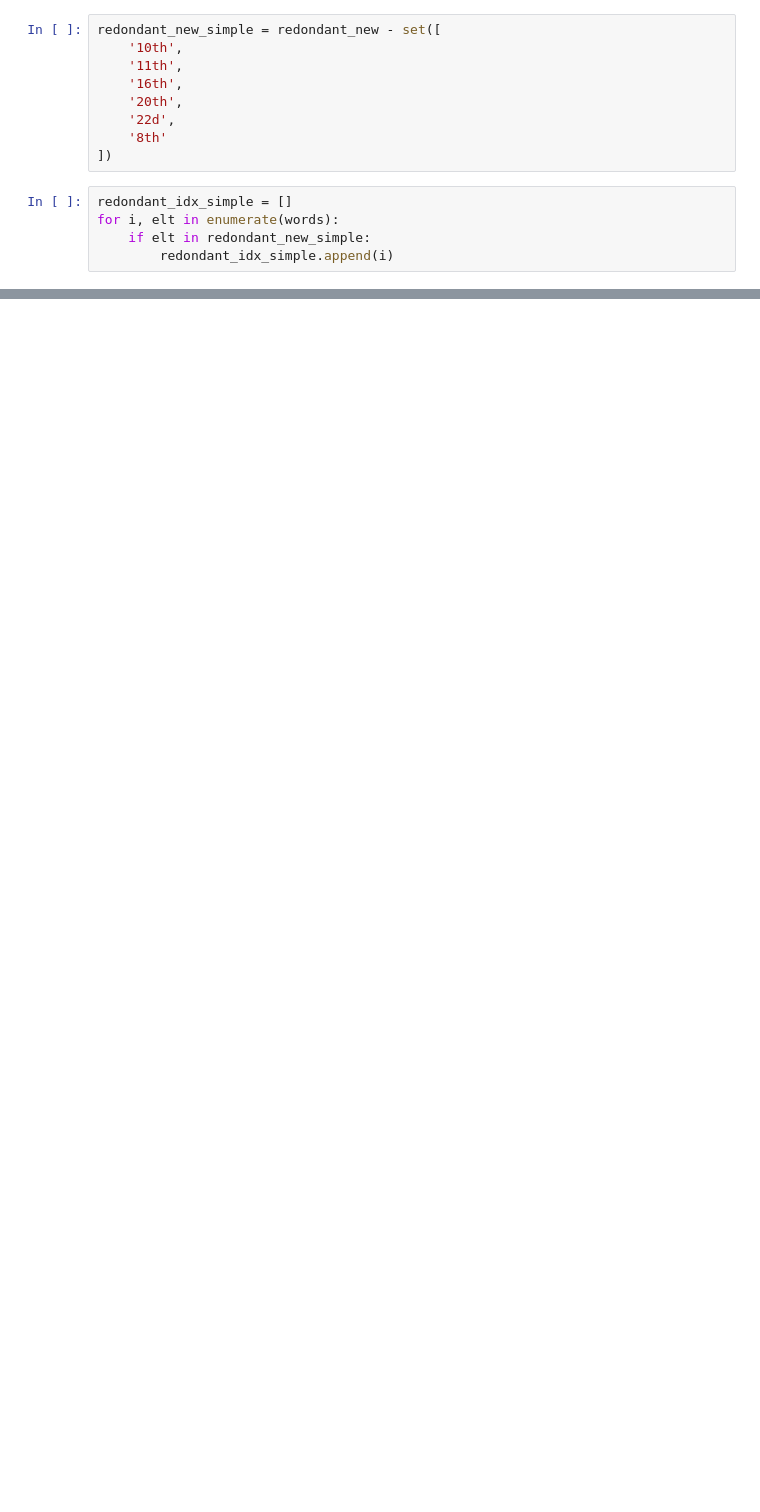
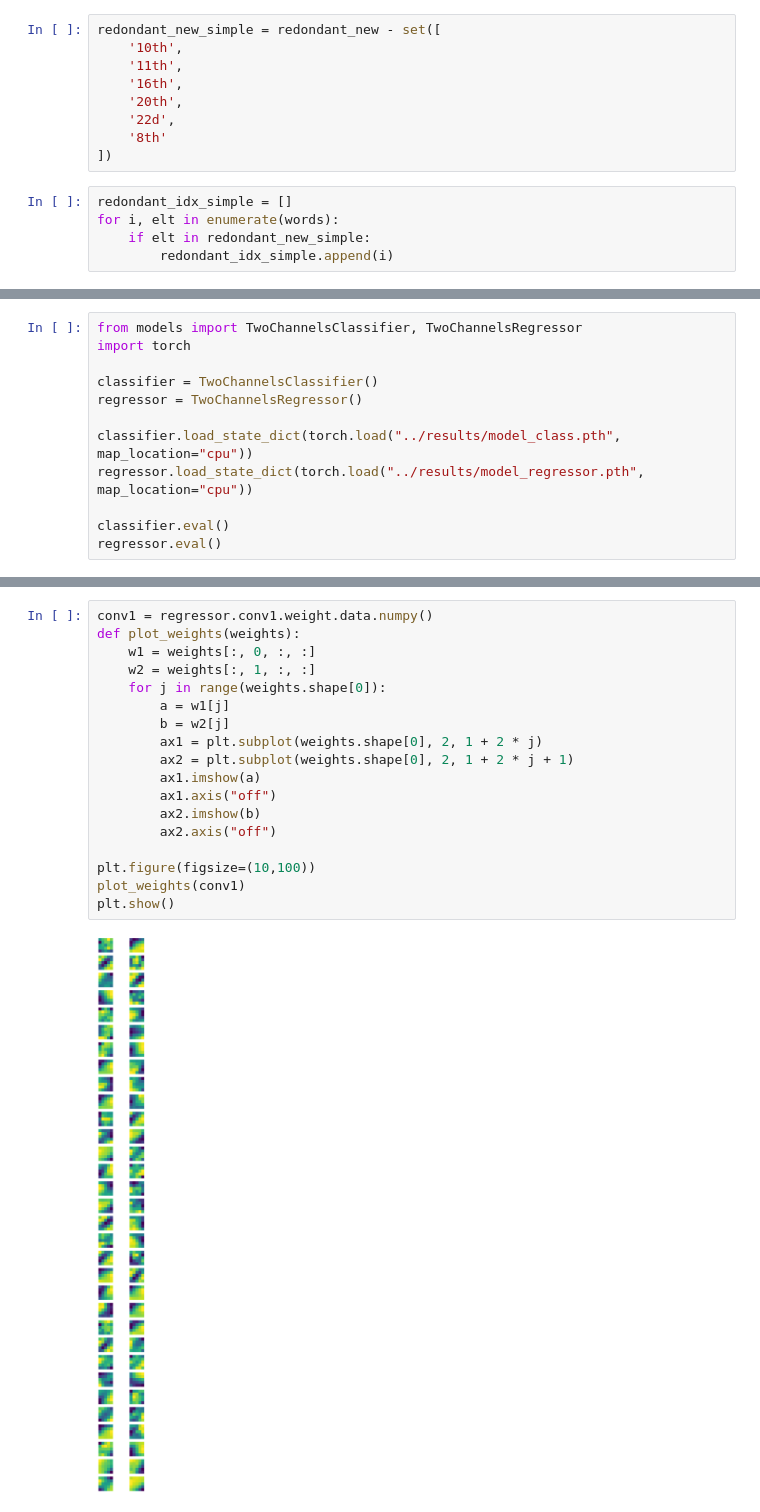
Before and after one commit to felixgaschi/word-image-similarity, a Jupyter notebook: Visualisation.ipynb, the cells around one changed output, grey strips where cells are left out. Saved outputs shown, nothing was run; the diff lists cells and outputs as text; blank space fills up the shorter version.

```diff
--- a/Visualisation.ipynb
+++ b/Visualisation.ipynb
@@ -443,0 +287,12 @@ redondant_idx_simple
+# %%
+from models import TwoChannelsClassifier, TwoChannelsRegressor
+import torch
+
+classifier = TwoChannelsClassifier()
+regressor = TwoChannelsRegressor()
+
+classifier.load_state_dict(torch.load("../results/model_class.pth", map_location="cpu"))
+regressor.load_state_dict(torch.load("../results/model_regressor.pth", map_location="cpu"))
+
+classifier.eval()
+regressor.eval()
@@ -443,0 +308,20 @@ redondant_idx_simple
+# %%
+conv1 = regressor.conv1.weight.data.numpy()
+def plot_weights(weights):
+    w1 = weights[:, 0, :, :]
+    w2 = weights[:, 1, :, :]
+    for j in range(weights.shape[0]):
+        a = w1[j]
+        b = w2[j]
+        ax1 = plt.subplot(weights.shape[0], 2, 1 + 2 * j)
+        ax2 = plt.subplot(weights.shape[0], 2, 1 + 2 * j + 1)
+        ax1.imshow(a)
+        ax1.axis("off")
+        ax2.imshow(b)
+        ax2.axis("off")
+
+plt.figure(figsize=(10,100))
+plot_weights(conv1)
+plt.show()
+# %% [output]
+[figure, added]
```
Also changed, not shown: parts of 25 cells of this notebook, 1 other file.
